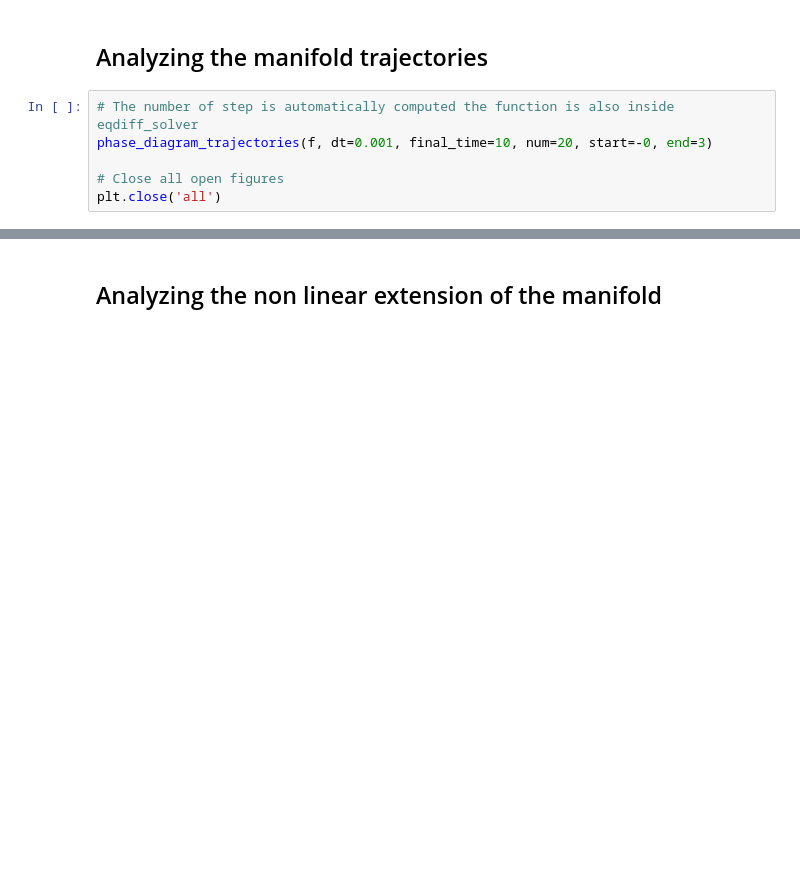
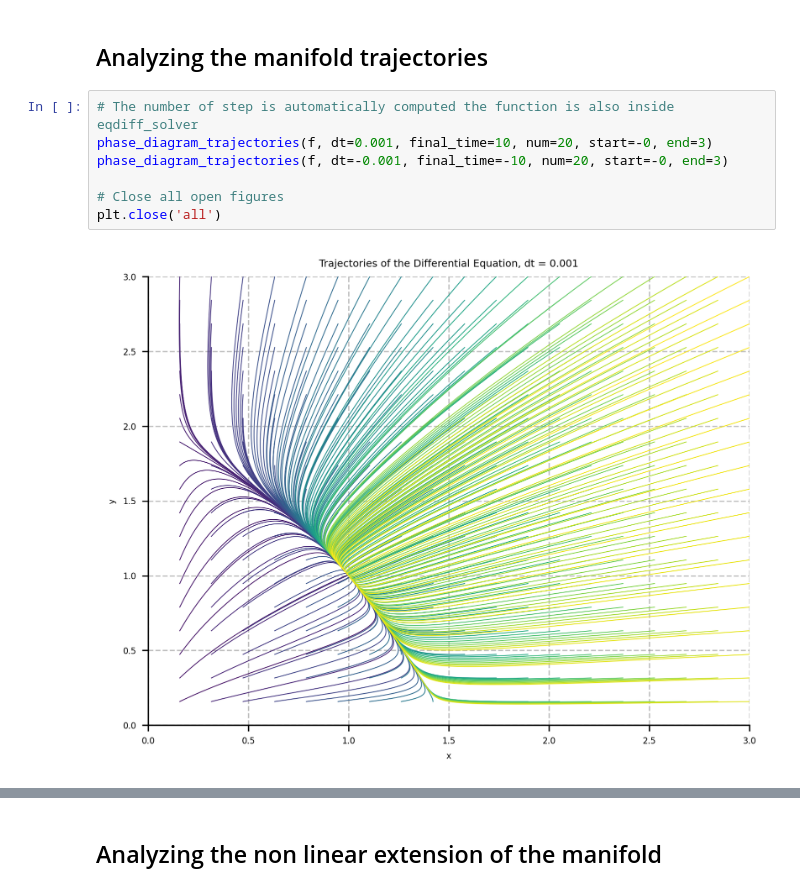
Before and after one commit to Jac-Zac/Dynamic_Systems_Project, a Jupyter notebook: phase_diagram.ipynb, the cells around one changed output, grey strips where cells are left out. Cells and saved outputs as stored; diff of their text form; blank space fills up the shorter version.

```diff
--- a/phase_diagram.ipynb
+++ b/phase_diagram.ipynb
@@ -299,6 +301,9 @@ x = plot_solution(f, x0, dt=dt, final_time=final_time, rk_only= False)
 # %%
 # The number of step is automatically computed the function is also inside eqdiff_solver
 phase_diagram_trajectories(f, dt=0.001, final_time=10, num=20, start=-0, end=3)
+phase_diagram_trajectories(f, dt=-0.001, final_time=-10, num=20, start=-0, end=3)
 
 # Close all open figures
 plt.close('all')
+# %% [output]
+[figure, added]
```
Also changed, not shown: parts of 3 cells of this notebook, 1 other file.
